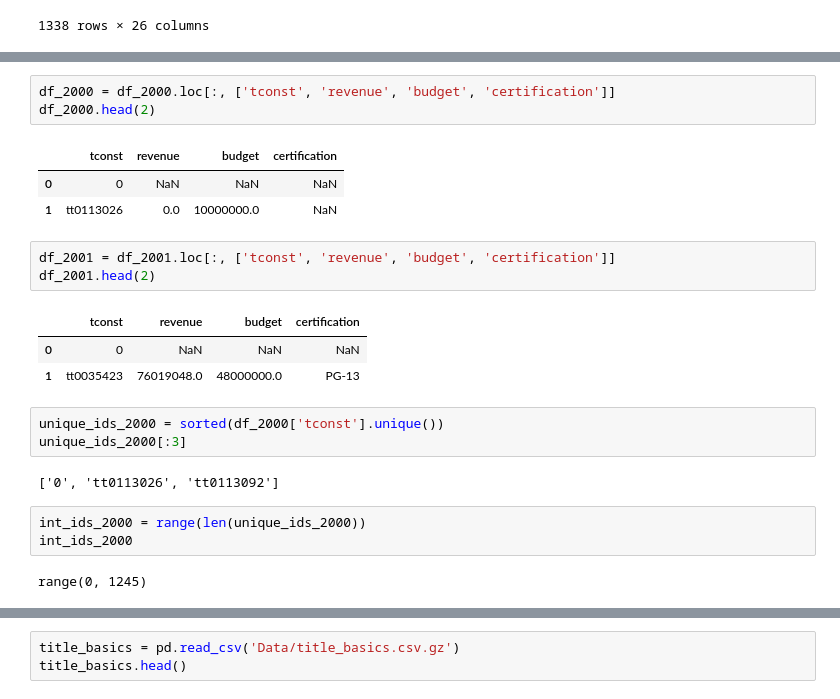
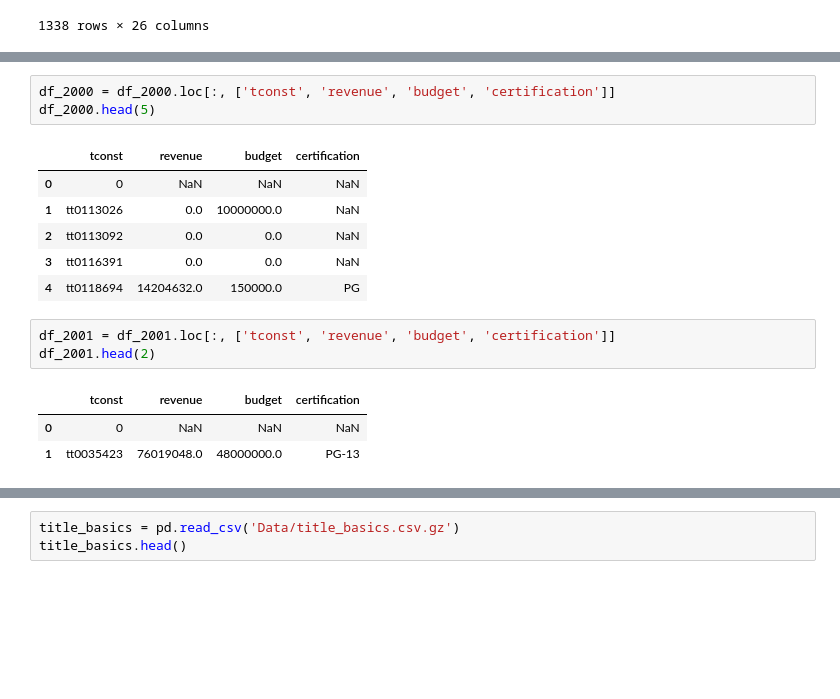
Before and after one commit to thejustinfields/data-enrichment-project, a Jupyter notebook: part-3-SQL.ipynb, the cells around one changed output, grey strips where cells are left out. Drawn from its saved outputs; the diff is of its cells as text; blank space fills up the shorter version.

```diff
--- a/part-3-SQL.ipynb
+++ b/part-3-SQL.ipynb
@@ -115,11 +102,14 @@ dtypes: float64(9), object(17)
 memory usage: 271.9+ KB
 # %%
 df_2000 = df_2000.loc[:, ['tconst', 'revenue', 'budget', 'certification']]
-df_2000.head(2)
+df_2000.head(5)
 # %% [output]
 |  | tconst | revenue | budget | certification |
 | 0 | 0 | NaN | NaN | NaN |
 | 1 | tt0113026 | 0.0 | 10000000.0 | NaN |
+| 2 | tt0113092 | 0.0 | 0.0 | NaN |
+| 3 | tt0116391 | 0.0 | 0.0 | NaN |
+| 4 | tt0118694 | 14204632.0 | 150000.0 | PG |
 # %%
 df_2001 = df_2001.loc[:, ['tconst', 'revenue', 'budget', 'certification']]
 df_2001.head(2)
@@ -127,13 +117,3 @@ df_2001.head(2)
 |  | tconst | revenue | budget | certification |
 | 0 | 0 | NaN | NaN | NaN |
 | 1 | tt0035423 | 76019048.0 | 48000000.0 | PG-13 |
-# %%
-unique_ids_2000 = sorted(df_2000['tconst'].unique())
-unique_ids_2000[:3]
-# %% [output]
-['0', 'tt0113026', 'tt0113092']
-# %%
-int_ids_2000 = range(len(unique_ids_2000))
-int_ids_2000
-# %% [output]
-range(0, 1245)
```
Also changed, not shown: parts of 42 cells of this notebook.
